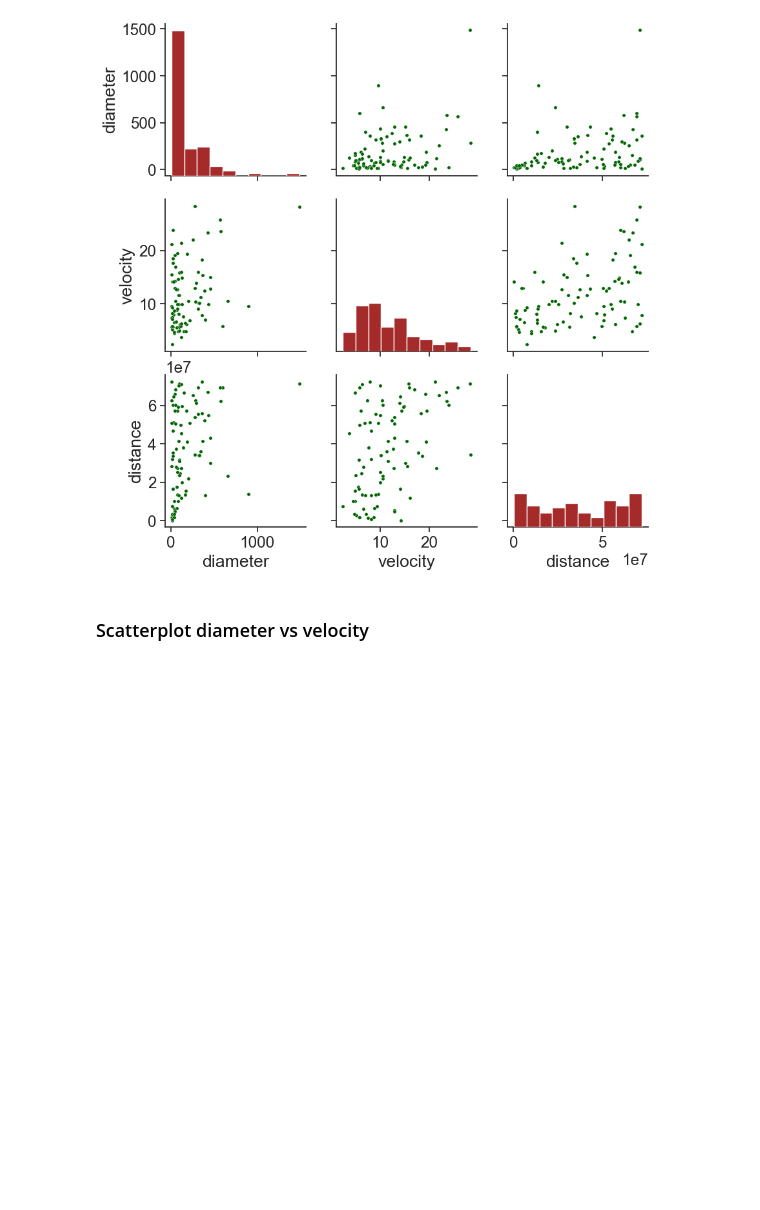
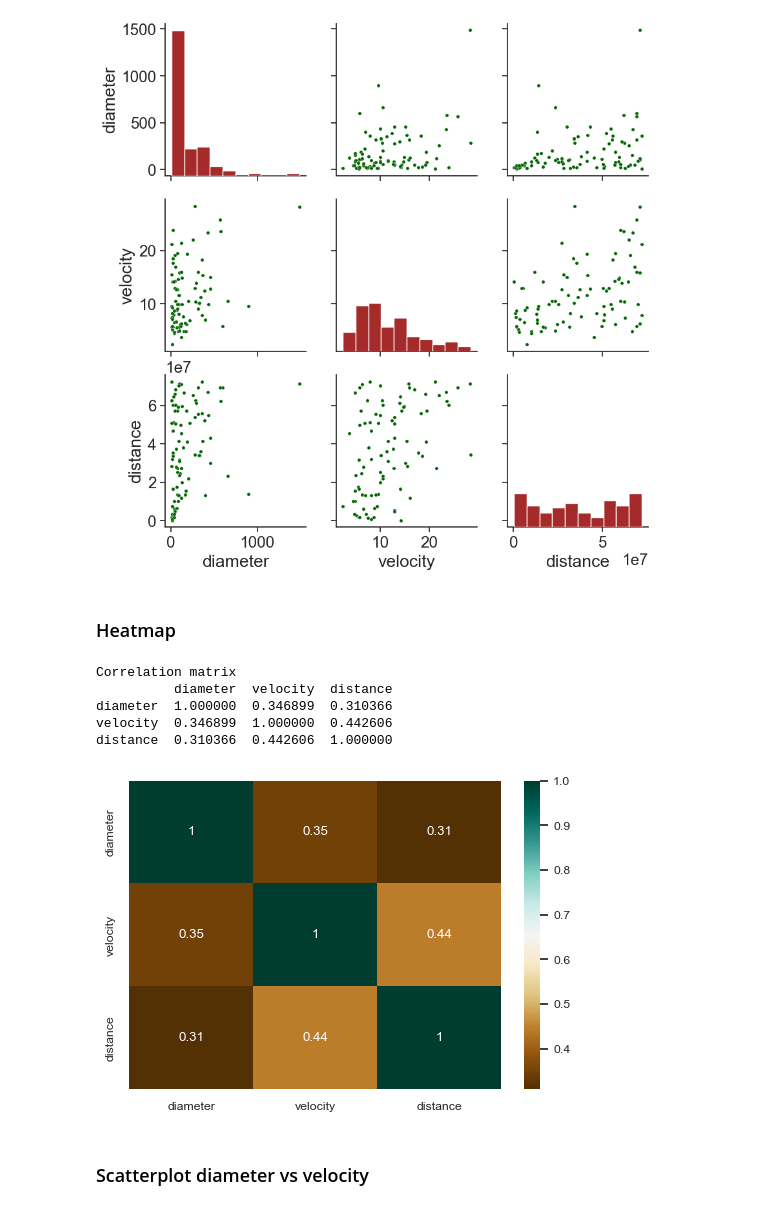
Before and after one commit to rieseflo/sp-project-work, a Jupyter notebook: asteroids.ipynb, the cells around one changed output. Drawn from its saved outputs; the diff is of its cells as text; code cells hidden in the pictures; blank space fills up the shorter version.

```diff
--- a/asteroids.ipynb
+++ b/asteroids.ipynb
@@ -430,6 +432,28 @@ g.map_diag(plt.hist, color='brown')
 # %% [output]
 <seaborn.axisgrid.PairGrid at 0x...>
 [figure]
+# %% [markdown]
+### Heatmap
+# %%
+# Change font size of annotations
+sns.set(font_scale=0.8)
+
+# Correlation matrix
+corr = asteroid_df.corr()
+print('Correlation matrix')
+print(corr)
+
+# Figure
+plt.figure(figsize=(6,4))
+sns.heatmap(corr, cmap="BrBG", annot=True)
+plt.show()
+# %% [output]
+Correlation matrix
+          diameter  velocity  distance
+diameter  1.000000  0.346899  0.310366
+velocity  0.346899  1.000000  0.442606
+distance  0.310366  0.442606  1.000000
+[figure, added]
 # %% [markdown]
 ### Scatterplot diameter vs velocity
 # %%
```
Also changed, not shown: parts of 6 cells of this notebook.
